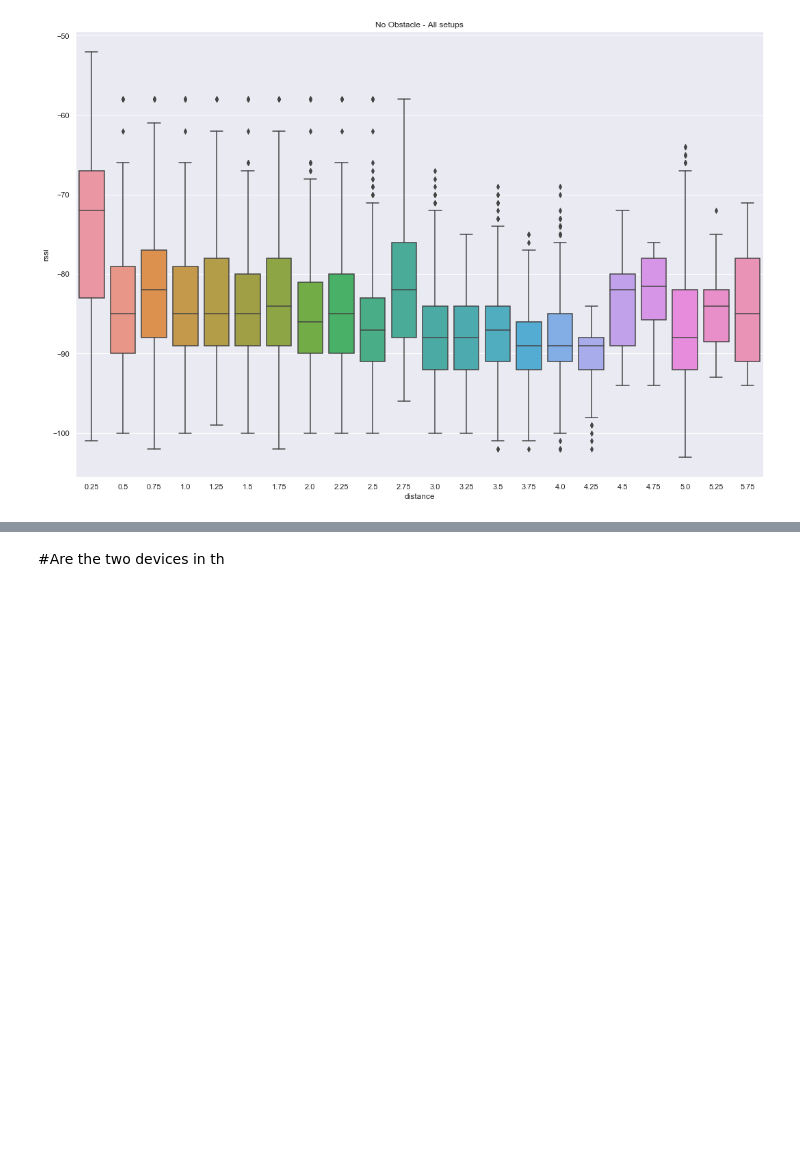
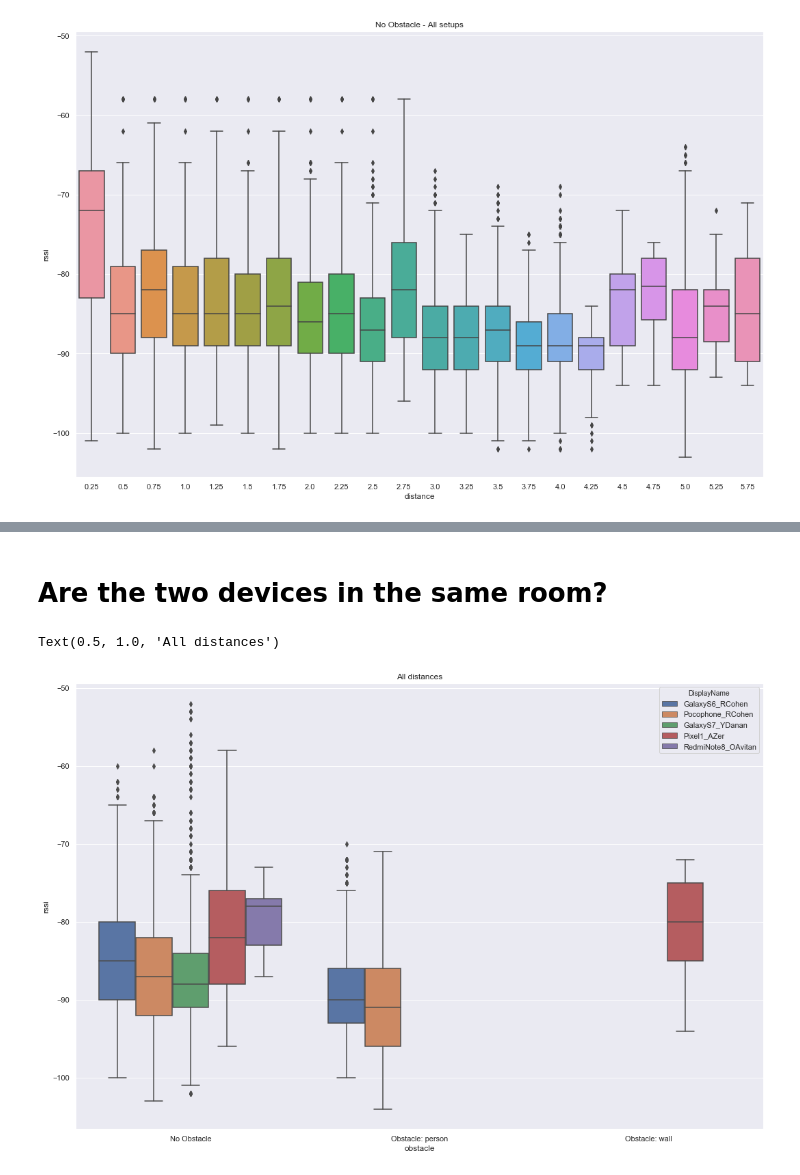
Before and after one commit to CylocTeam/BluetoothGeoClustering, a Jupyter notebook: BluetoothGeoClustering_python/DataAnalysis.ipynb, the cells around one changed output, grey strips where cells are left out. Saved outputs shown, nothing was run; the diff lists cells and outputs as text; code cells hidden in the pictures; blank space fills up the shorter version.

```diff
--- a/BluetoothGeoClustering_python/DataAnalysis.ipynb
+++ b/BluetoothGeoClustering_python/DataAnalysis.ipynb
@@ -45,2 +48,13 @@ for setup in pd.unique(show_measurements.setup):
 # %% [markdown]
-#Are the two devices in th
+# Are the two devices in the same room?
+# %%
+measurements_same_room = all_tag_measurements.where(all_tag_measurements.obstacle == 'No Obstacle')
+measurements_same_room = measurements_same_room.dropna(how='any').reset_index(drop=True)
+
+measurements_other_room = all_tag_measurements.where(all_tag_measurements.obstacle == 'Obstacle: wall')
+measurements_other_room = measurements_other_room.dropna(how='any').reset_index(drop=True)
+
+sns.boxplot(x=all_tag_measurements["obstacle"], y=all_tag_measurements["rssi"], hue =all_tag_measurements["DisplayName"]).set_title('All distances')
+# %% [output]
+Text(0.5, 1.0, 'All distances')
+[figure, added]
```
Also changed, not shown: parts of 1 cell of this notebook.
